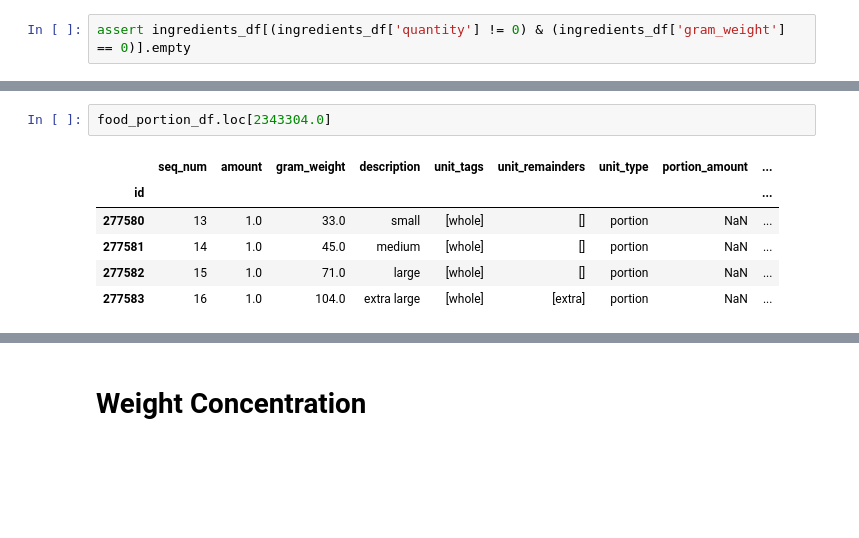
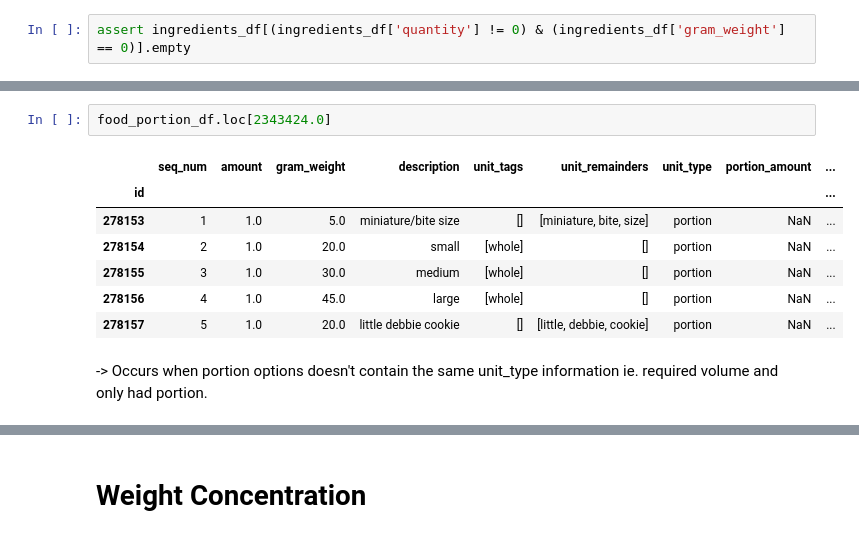
Before and after one commit to stephankostov/recipe-generator-dataset, a Jupyter notebook: notebooks/06-density-db-finalise.ipynb, the cells around one changed output, grey strips where cells are left out. Drawn from its saved outputs; the diff is of its cells as text; blank space fills up the shorter version.

```diff
--- a/notebooks/06-density-db-finalise.ipynb
+++ b/notebooks/06-density-db-finalise.ipynb
@@ -173,9 +189,12 @@ ingredients_df[ingredients_df['gram_weight'].isna() & ingredients_df['quantity']
 # %%
-food_portion_df.loc[2343304.0]
+food_portion_df.loc[2343424.0]
 # %% [output]
 |  | seq_num | amount | gram_weight | description | unit_tags | unit_remainders | unit_type | portion_amount | ... |
 | id |  |  |  |  |  |  |  |  | ... |
-| 277580 | 13 | 1.0 | 33.0 | small | [whole] | [] | portion | NaN | ... |
-| 277581 | 14 | 1.0 | 45.0 | medium | [whole] | [] | portion | NaN | ... |
-| 277582 | 15 | 1.0 | 71.0 | large | [whole] | [] | portion | NaN | ... |
-| 277583 | 16 | 1.0 | 104.0 | extra large | [whole] | [extra] | portion | NaN | ... |
+| 278153 | 1 | 1.0 | 5.0 | miniature/bite size | [] | [miniature, bite, size] | portion | NaN | ... |
+| 278154 | 2 | 1.0 | 20.0 | small | [whole] | [] | portion | NaN | ... |
+| 278155 | 3 | 1.0 | 30.0 | medium | [whole] | [] | portion | NaN | ... |
+| 278156 | 4 | 1.0 | 45.0 | large | [whole] | [] | portion | NaN | ... |
+| 278157 | 5 | 1.0 | 20.0 | little debbie cookie | [] | [little, debbie, cookie] | portion | NaN | ... |
+# %% [markdown]
+-> Occurs when portion options doesn't contain the same unit_type information ie. required volume and only had portion.
```
Also changed, not shown: parts of 27 cells of this notebook, 20 other files.
